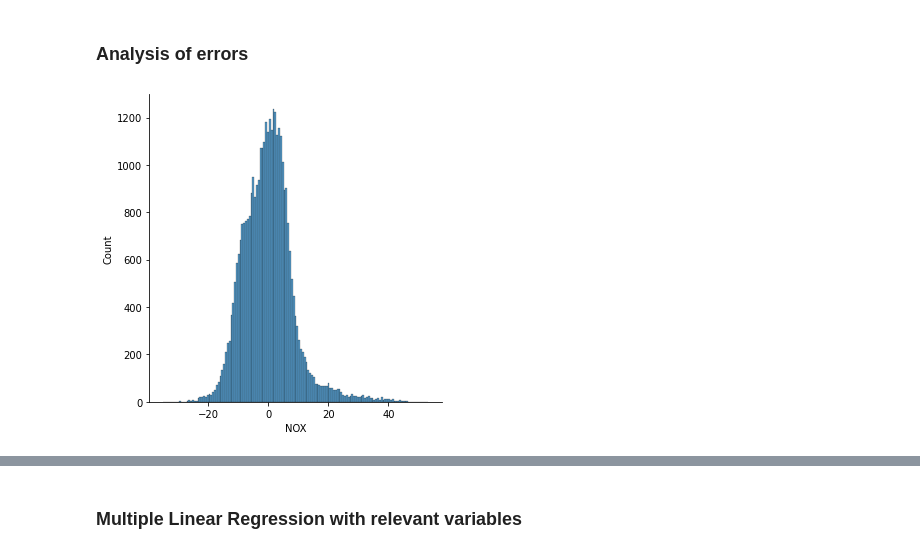
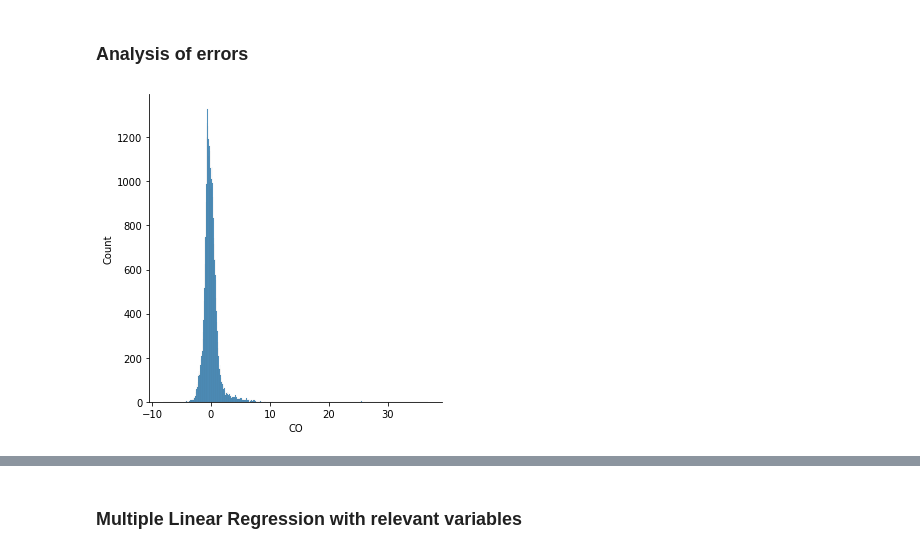
Before and after one commit to Chinmaya-3141/Machine-Learning-Emission-Data, a Jupyter notebook: 25_01_2023_MSE_Presentation_File.ipynb, the cells around one changed output, grey strips where cells are left out. Saved outputs shown, nothing was run; the diff lists cells and outputs as text; code cells hidden in the pictures.

```diff
--- a/25_01_2023_MSE_Presentation_File.ipynb
+++ b/25_01_2023_MSE_Presentation_File.ipynb
@@ -385,9 +437,9 @@ lasso_reg2.score(X=data_2015_no_outlier.loc[:,'AT':'CDP'],\
 ### Analysis of errors
 # %%
 errors1 = data_2015_no_outlier['CO'] - lasso_reg1.predict(data_2015_no_outlier.loc[:,'AT':'CDP'])
-d1=sns.displot(errors)
+d1=sns.displot(errors1)
 plt.savefig('error-plot-CO.png')
 # %% [output]
-[figure, old version]
+[figure, new version]
 # %%
 errors2 = data_2015_no_outlier['NOX'] - lasso_reg2.predict(data_2015_no_outlier.loc[:,'AT':'CDP'])
```
Also changed, not shown: parts of 48 cells of this notebook.
